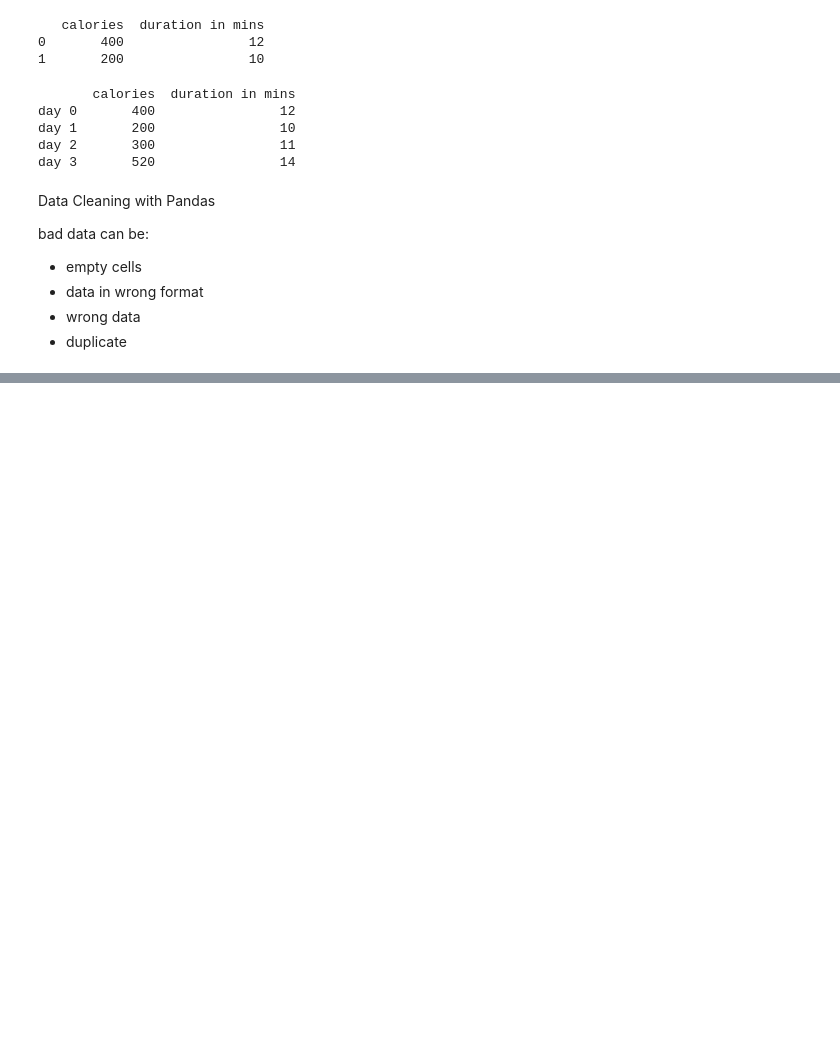
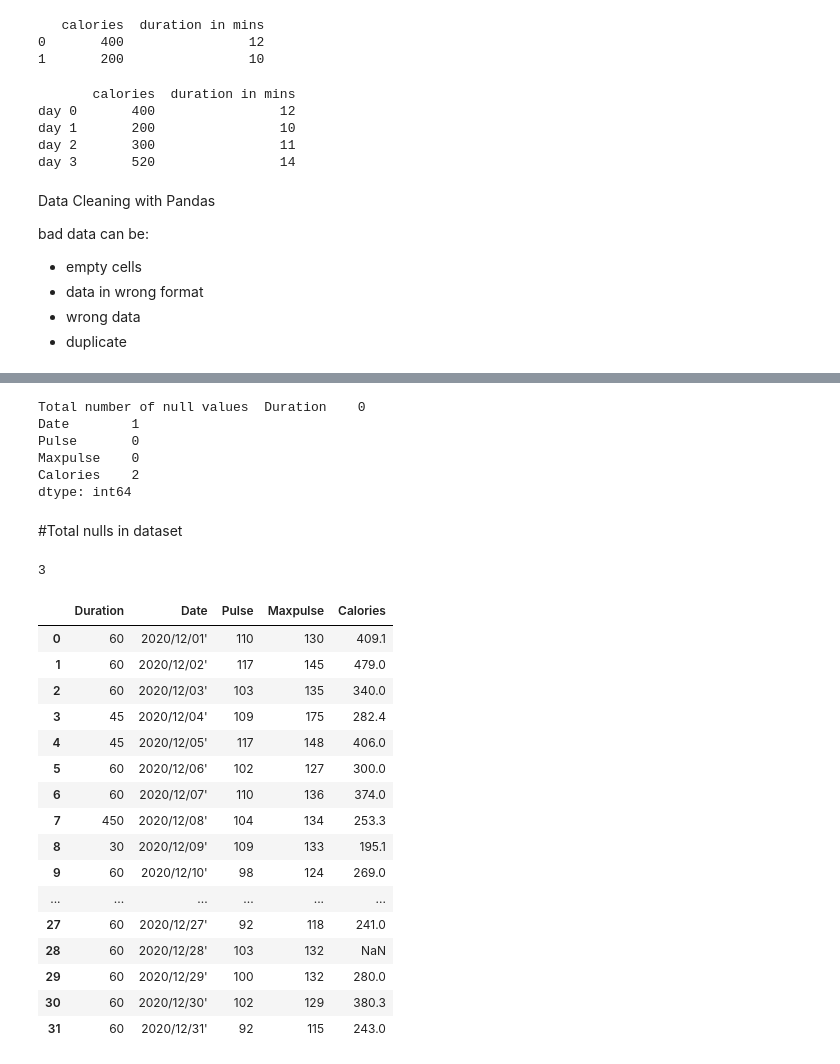
Before and after one commit to xeeteex/MLtrainingachs, a Jupyter notebook: pandas.ipynb, the cells around one changed output, grey strips where cells are left out. Saved outputs shown, nothing was run; the diff lists cells and outputs as text; code cells hidden in the pictures; blank space fills up the shorter version.

```diff
--- a/pandas.ipynb
+++ b/pandas.ipynb
@@ -132,0 +223,37 @@ bad data can be:
+# %%
+isnull_count = isnull.sum()
+print("Total number of null values ", isnull_count)
+# %% [output]
+Total number of null values  Duration    0
+Date        1
+Pulse       0
+Maxpulse    0
+Calories    2
+dtype: int64
+# %% [markdown]
+#Total nulls in dataset
+# %%
+total_isnull_count = isnull.sum().sum()
+print(total_isnull_count)
+# %% [output]
+3
+# %%
+df
+# %% [output]
+|  | Duration | Date | Pulse | Maxpulse | Calories |
+| 0 | 60 | 2020/12/01' | 110 | 130 | 409.1 |
+| 1 | 60 | 2020/12/02' | 117 | 145 | 479.0 |
+| 2 | 60 | 2020/12/03' | 103 | 135 | 340.0 |
+| 3 | 45 | 2020/12/04' | 109 | 175 | 282.4 |
+| 4 | 45 | 2020/12/05' | 117 | 148 | 406.0 |
+| 5 | 60 | 2020/12/06' | 102 | 127 | 300.0 |
+| 6 | 60 | 2020/12/07' | 110 | 136 | 374.0 |
+| 7 | 450 | 2020/12/08' | 104 | 134 | 253.3 |
+| 8 | 30 | 2020/12/09' | 109 | 133 | 195.1 |
+| 9 | 60 | 2020/12/10' | 98 | 124 | 269.0 |
+| ... | ... | ... | ... | ... | ... |
+| 27 | 60 | 2020/12/27' | 92 | 118 | 241.0 |
+| 28 | 60 | 2020/12/28' | 103 | 132 | NaN |
+| 29 | 60 | 2020/12/29' | 100 | 132 | 280.0 |
+| 30 | 60 | 2020/12/30' | 102 | 129 | 380.3 |
+| 31 | 60 | 2020/12/31' | 92 | 115 | 243.0 |
```
Also changed, not shown: parts of 23 cells of this notebook.
